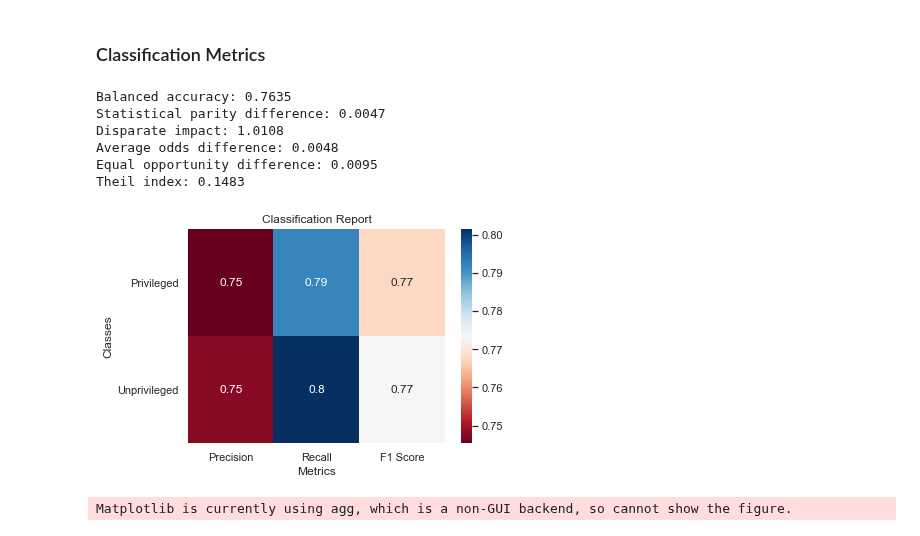
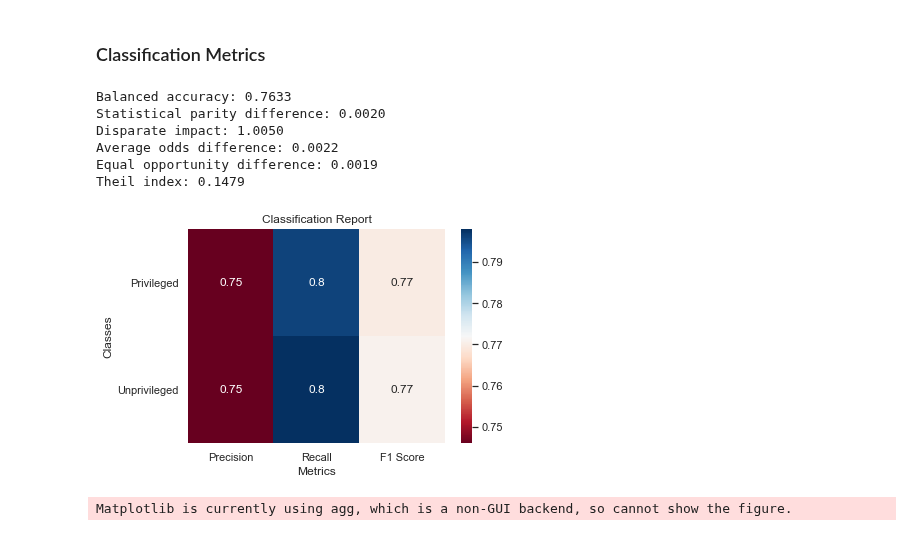
Before and after one commit to giordanoDaloisio/bias-mitigation-methods, a Jupyter notebook: Synthetic.ipynb, the cells around one changed output. Cells and saved outputs as stored; diff of their text form; code cells hidden in the pictures.

```diff
--- a/Synthetic.ipynb
+++ b/Synthetic.ipynb
@@ -598,6 +257,11 @@ Matplotlib is currently using agg, which is a non-GUI backend, so cannot show th
 ## Modified Reweighing (Sampling)
 # %%
 unb_sample_ds = data.copy()
-unb_sample_ds = sample_dataset(unb_sample_ds, unb_sample_ds['s']==1, unb_sample_ds['s']==0, '10', ['s'])
+unb_sample_ds = sample_dataset(
+    unb_sample_ds,
+    [unb_sample_ds['s']==1, unb_sample_ds['s']==0],
+    unb_sample_ds['10']==1,
+    unb_sample_ds['10']==0,
+    ['s'], '10')
 plt.show()
 # %% [output]
@@ -613,15 +279,18 @@ Statistical Parity = 0.0000
 # %% [markdown]
 ### Classification Metrics
 # %%
-unb_sample_metrics = classify(make_pipeline(StandardScaler(), LogisticRegression(class_weight='balanced', solver='liblinear')), unb_sample_ds)
+unb_sample_metrics = classify(
+    make_pipeline(StandardScaler(),
+                  LogisticRegression(class_weight='balanced', solver='liblinear')),
+                  unb_sample_ds, privileged_group, unprivileged_group)
 # %% [output]
-Balanced accuracy: 0.7635
-Statistical parity difference: 0.0047
-Disparate impact: 1.0108
-Average odds difference: 0.0048
-Equal opportunity difference: 0.0095
-Theil index: 0.1483
+Balanced accuracy: 0.7633
+Statistical parity difference: 0.0020
+Disparate impact: 1.0050
+Average odds difference: 0.0022
+Equal opportunity difference: 0.0019
+Theil index: 0.1479
-[figure, old version]
+[figure, new version]
 # %%
 plot_metrics_comparison(class_metrics, unb_sample_metrics, 'Unbiased Dataset', 'Sampled Dataset')
 plt.show()
```
Also changed, not shown: parts of 30 cells of this notebook, 7 other files.
